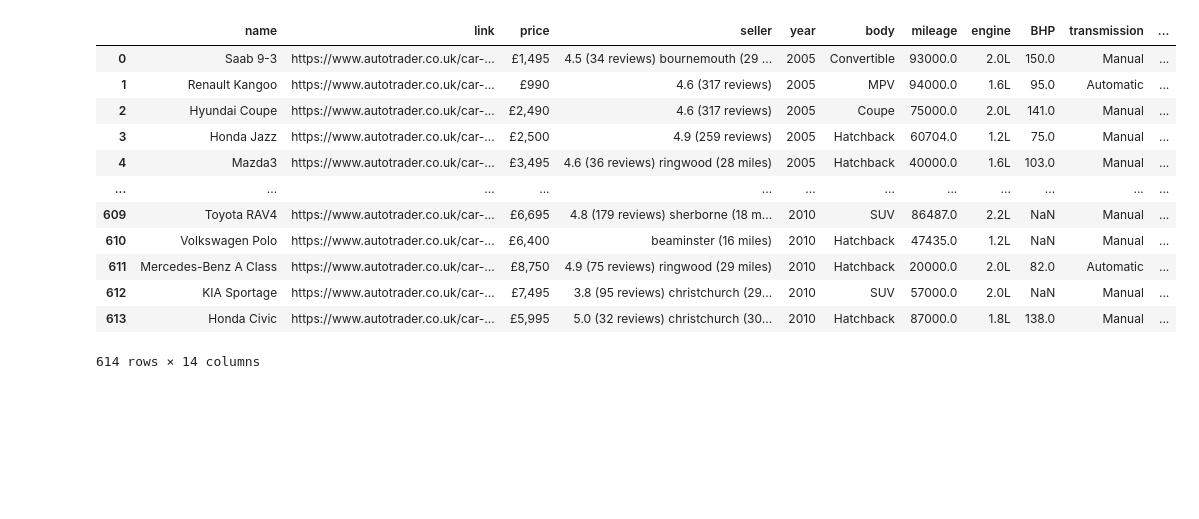
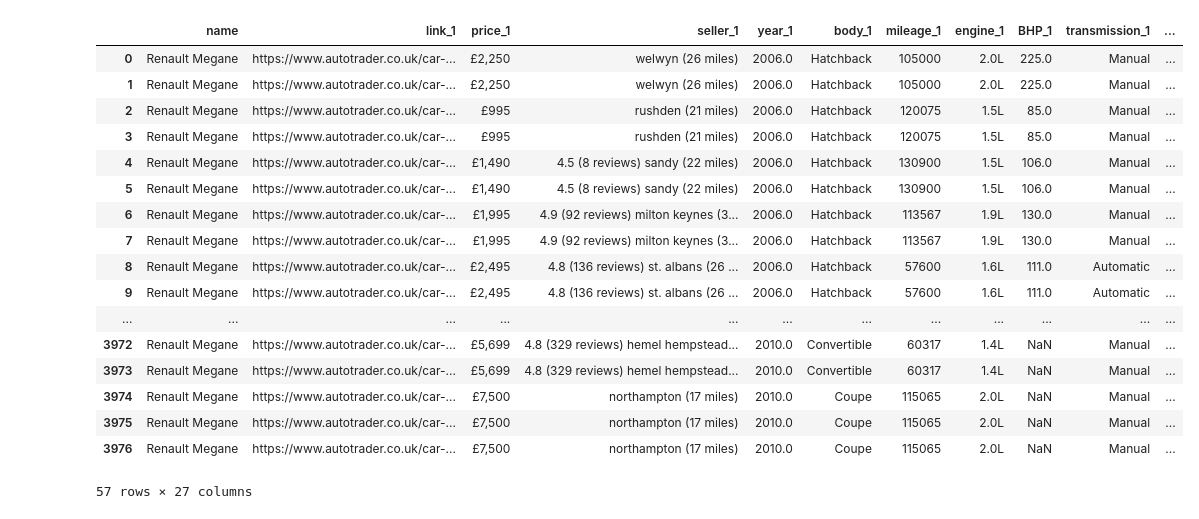
Before and after one commit to Benedictgr97/car-price-comapare, a Jupyter notebook: price test.ipynb, the cells around one changed output. Cells and saved outputs as stored; diff of their text form; code cells hidden in the pictures; blank space fills up the shorter version.

```diff
--- a/price test.ipynb
+++ b/price test.ipynb
@@ -295,16 +282,21 @@ finalcars[finalcars['name'] == 'Renault Kangoo']
-# %%
-location_2
-# %% [output]
-|  | name | link | price | seller | year | body | mileage | engine | BHP | transmission | ... |
-| 0 | Saab 9-3 | https://www.autotrader.co.uk/car-... | £1,495 | 4.5 (34 reviews) bournemouth (29 ... | 2005 | Convertible | 93000.0 | 2.0L | 150.0 | Manual | ... |
-| 1 | Renault Kangoo | https://www.autotrader.co.uk/car-... | £990 | 4.6 (317 reviews) | 2005 | MPV | 94000.0 | 1.6L | 95.0 | Automatic | ... |
-| 2 | Hyundai Coupe | https://www.autotrader.co.uk/car-... | £2,490 | 4.6 (317 reviews) | 2005 | Coupe | 75000.0 | 2.0L | 141.0 | Manual | ... |
-| 3 | Honda Jazz | https://www.autotrader.co.uk/car-... | £2,500 | 4.9 (259 reviews) | 2005 | Hatchback | 60704.0 | 1.2L | 75.0 | Manual | ... |
-| 4 | Mazda3 | https://www.autotrader.co.uk/car-... | £3,495 | 4.6 (36 reviews) ringwood (28 miles) | 2005 | Hatchback | 40000.0 | 1.6L | 103.0 | Manual | ... |
-| ... | ... | ... | ... | ... | ... | ... | ... | ... | ... | ... | ... |
-| 609 | Toyota RAV4 | https://www.autotrader.co.uk/car-... | £6,695 | 4.8 (179 reviews) sherborne (18 m... | 2010 | SUV | 86487.0 | 2.2L | NaN | Manual | ... |
-| 610 | Volkswagen Polo | https://www.autotrader.co.uk/car-... | £6,400 | beaminster (16 miles) | 2010 | Hatchback | 47435.0 | 1.2L | NaN | Manual | ... |
-| 611 | Mercedes-Benz A Class | https://www.autotrader.co.uk/car-... | £8,750 | 4.9 (75 reviews) ringwood (29 miles) | 2010 | Hatchback | 20000.0 | 2.0L | 82.0 | Automatic | ... |
-| 612 | KIA Sportage | https://www.autotrader.co.uk/car-... | £7,495 | 3.8 (95 reviews) christchurch (29... | 2010 | SUV | 57000.0 | 2.0L | NaN | Manual | ... |
-| 613 | Honda Civic | https://www.autotrader.co.uk/car-... | £5,995 | 5.0 (32 reviews) christchurch (30... | 2010 | Hatchback | 87000.0 | 1.8L | 138.0 | Manual | ... |
-614 rows × 14 columns
+# %%
+df2[df2['name'] == 'Renault Megane']
+# %% [output]
+|  | name | link_1 | price_1 | seller_1 | year_1 | body_1 | mileage_1 | engine_1 | BHP_1 | transmission_1 | ... |
+| 0 | Renault Megane | https://www.autotrader.co.uk/car-... | £2,250 | welwyn (26 miles) | 2006.0 | Hatchback | 105000 | 2.0L | 225.0 | Manual | ... |
+| 1 | Renault Megane | https://www.autotrader.co.uk/car-... | £2,250 | welwyn (26 miles) | 2006.0 | Hatchback | 105000 | 2.0L | 225.0 | Manual | ... |
+| 2 | Renault Megane | https://www.autotrader.co.uk/car-... | £995 | rushden (21 miles) | 2006.0 | Hatchback | 120075 | 1.5L | 85.0 | Manual | ... |
+| 3 | Renault Megane | https://www.autotrader.co.uk/car-... | £995 | rushden (21 miles) | 2006.0 | Hatchback | 120075 | 1.5L | 85.0 | Manual | ... |
+| 4 | Renault Megane | https://www.autotrader.co.uk/car-... | £1,490 | 4.5 (8 reviews) sandy (22 miles) | 2006.0 | Hatchback | 130900 | 1.5L | 106.0 | Manual | ... |
+| 5 | Renault Megane | https://www.autotrader.co.uk/car-... | £1,490 | 4.5 (8 reviews) sandy (22 miles) | 2006.0 | Hatchback | 130900 | 1.5L | 106.0 | Manual | ... |
+| 6 | Renault Megane | https://www.autotrader.co.uk/car-... | £1,995 | 4.9 (92 reviews) milton keynes (3... | 2006.0 | Hatchback | 113567 | 1.9L | 130.0 | Manual | ... |
+| 7 | Renault Megane | https://www.autotrader.co.uk/car-... | £1,995 | 4.9 (92 reviews) milton keynes (3... | 2006.0 | Hatchback | 113567 | 1.9L | 130.0 | Manual | ... |
+| 8 | Renault Megane | https://www.autotrader.co.uk/car-... | £2,495 | 4.8 (136 reviews) st. albans (26 ... | 2006.0 | Hatchback | 57600 | 1.6L | 111.0 | Automatic | ... |
+| 9 | Renault Megane | https://www.autotrader.co.uk/car-... | £2,495 | 4.8 (136 reviews) st. albans (26 ... | 2006.0 | Hatchback | 57600 | 1.6L | 111.0 | Automatic | ... |
+| ... | ... | ... | ... | ... | ... | ... | ... | ... | ... | ... | ... |
+| 3972 | Renault Megane | https://www.autotrader.co.uk/car-... | £5,699 | 4.8 (329 reviews) hemel hempstead... | 2010.0 | Convertible | 60317 | 1.4L | NaN | Manual | ... |
+| 3973 | Renault Megane | https://www.autotrader.co.uk/car-... | £5,699 | 4.8 (329 reviews) hemel hempstead... | 2010.0 | Convertible | 60317 | 1.4L | NaN | Manual | ... |
+| 3974 | Renault Megane | https://www.autotrader.co.uk/car-... | £7,500 | northampton (17 miles) | 2010.0 | Coupe | 115065 | 2.0L | NaN | Manual | ... |
+| 3975 | Renault Megane | https://www.autotrader.co.uk/car-... | £7,500 | northampton (17 miles) | 2010.0 | Coupe | 115065 | 2.0L | NaN | Manual | ... |
+| 3976 | Renault Megane | https://www.autotrader.co.uk/car-... | £7,500 | northampton (17 miles) | 2010.0 | Coupe | 115065 | 2.0L | NaN | Manual | ... |
+57 rows × 27 columns
```
Also changed, not shown: parts of 5 cells of this notebook.
